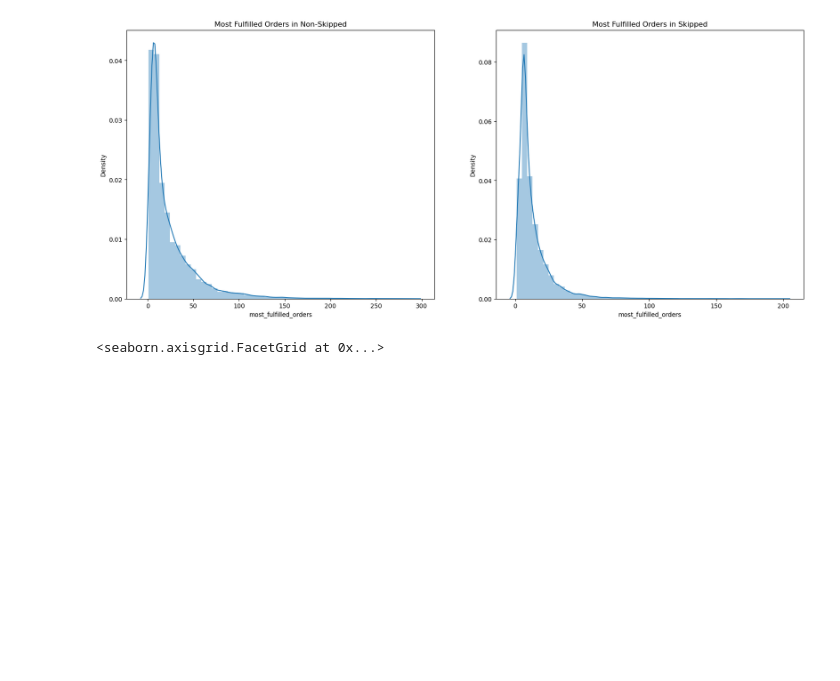
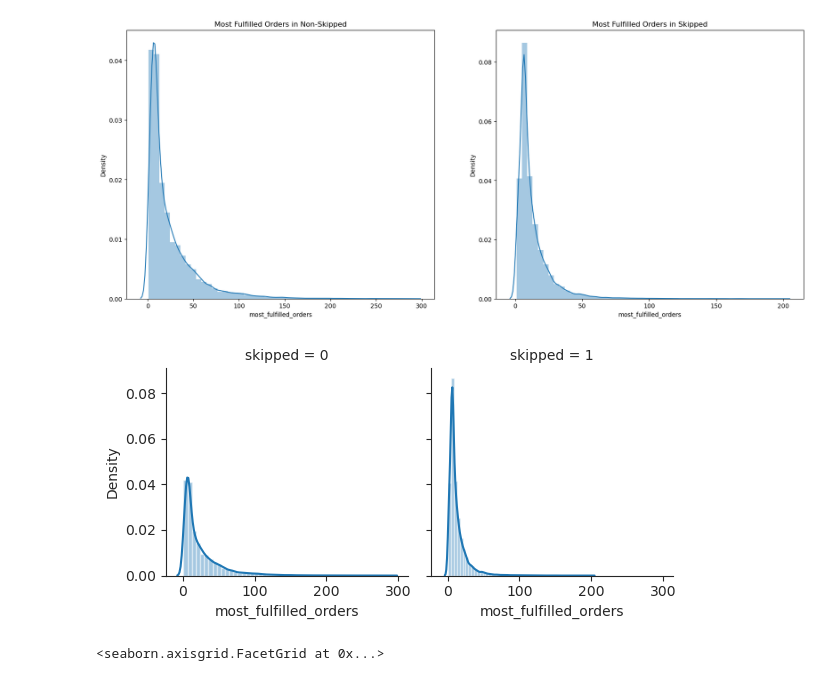
Before and after one commit to mindyng/Take-Homes, a Jupyter notebook: tovala2.ipynb, the cells around one changed output. Drawn from its saved outputs; the diff is of its cells as text; code cells hidden in the pictures; blank space fills up the shorter version.

```diff
--- a/tovala2.ipynb
+++ b/tovala2.ipynb
@@ -1345,6 +1339,11 @@ ax[1].set_title('Most Fulfilled Orders in Skipped')
 plt.show()
 # %% [output]
 [figure]
+# %%
+g = sns.FacetGrid(df, col='skipped')
+g = g.map(sns.distplot, "most_fulfilled_orders")
+# %% [output]
+[figure, added]
 # %%
 a = sns.FacetGrid(df, hue = 'skipped', aspect=4 )
 a.map(sns.kdeplot, 'AGE', shade= True )
```
Also changed, not shown: parts of 18 cells of this notebook.
